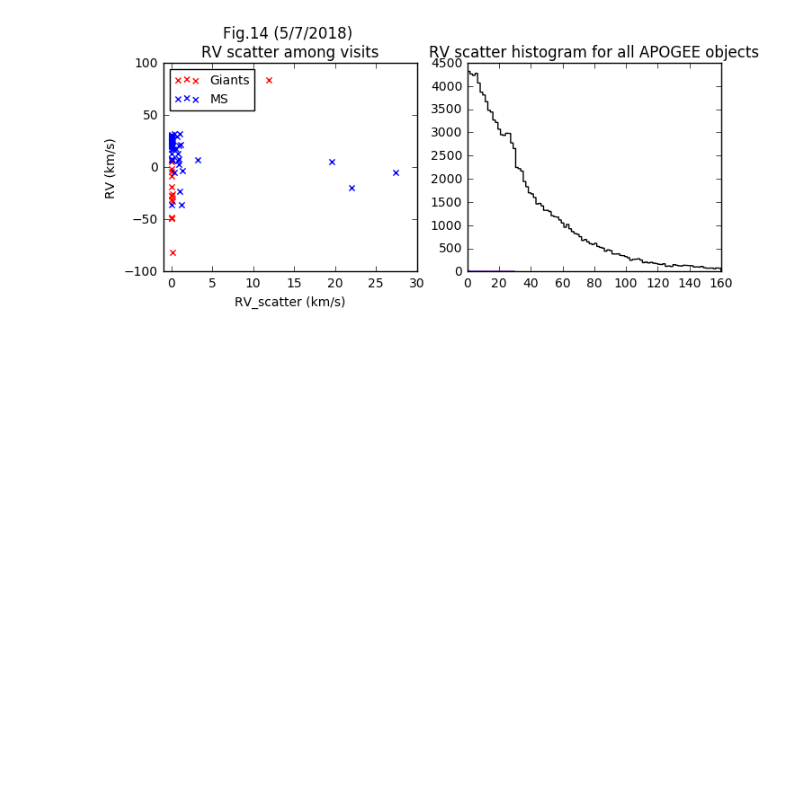
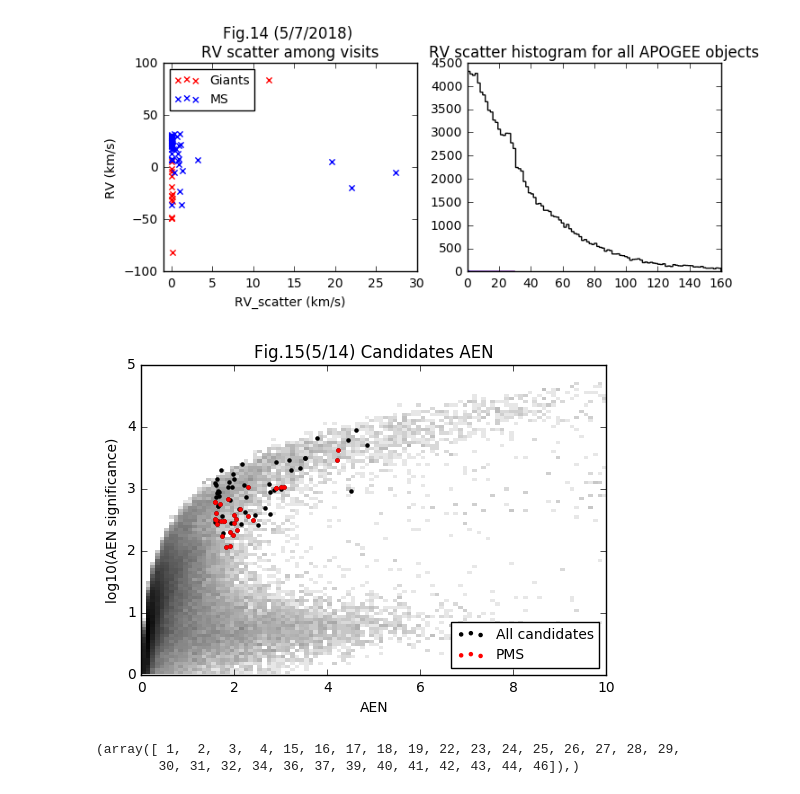
Before and after one commit to liuxx479/MW-BHs, a Jupyter notebook: plot-gaia-match.ipynb, the cells around one changed output. Cells and saved outputs as stored; diff of their text form; code cells hidden in the pictures; blank space fills up the shorter version.

Commit message:
AEN plot

```diff
--- a/plot-gaia-match.ipynb
+++ b/plot-gaia-match.ipynb
@@ -726,3 +726,28 @@ for iapoid in hdulist[1].data['APOGEE_ID'][idx_apo][idx_selected]:
 
 for iapoid_giant in hdulist[1].data['APOGEE_ID'][idx_apo][idx_selected_giants]:
     os.system('mv specs_visit/%s specs_visit/giants/'%(iapoid_giant))
+# %%
+cut_PMS = (logical_not (hdulist[1].data['APOGEE_TARGET2'][idx_apo] & 2**13) &
+           logical_not (hdulist[1].data['APOGEE2_TARGET2'][idx_apo] & 2**5))
+idx_select_PMS = where(cut_PMS[idx_select_all]==0)
+# %%
+idx_AENnotnan=where((AEN>0) & (gaia('astrometric_excess_noise_sig')>0))
+
+f, ax=subplots(1,1,figsize=(6,4))
+ax.hist2d(AEN[idx_AENnotnan], log10(gaia('astrometric_excess_noise_sig'))[idx_AENnotnan], range=((0,10),(0,5)),
+           bins=100, norm=mpl.colors.LogNorm(), cmap=mpl.cm.binary)
+
+ax.scatter(AEN[idx_select_all], log10(gaia('astrometric_excess_noise_sig')[idx_select_all]),
+           c='k',label='All candidates',s=5)
+ax.scatter(AEN[idx_select_all][idx_select_PMS],
+           log10(gaia('astrometric_excess_noise_sig')[idx_select_all][idx_select_PMS]), c='r',
+           edgecolor='face',label='PMS',s=5)
+ax.set_xlim(0,10)
+ax.set_ylim(0,5)
+ax.set_xlabel('AEN')
+ax.set_ylabel('log10(AEN significance)')
+ax.set_title('Fig.15(5/14) Candidates AEN')
+ax.legend(loc='lower right',fontsize=10)
+show()
+# %% [output]
+[figure, added]
@@ -728,0 +758,5 @@ for iapoid_giant in hdulist[1].data['APOGEE_ID'][idx_apo][idx_selected_giants]:
+# %%
+idx_select_PMS
+# %% [output]
+(array([ 1,  2,  3,  4, 15, 16, 17, 18, 19, 22, 23, 24, 25, 26, 27, 28, 29,
+        30, 31, 32, 34, 36, 37, 39, 40, 41, 42, 43, 44, 46]),)
```
Also changed, not shown: parts of 1 cell of this notebook, 1 other file.
